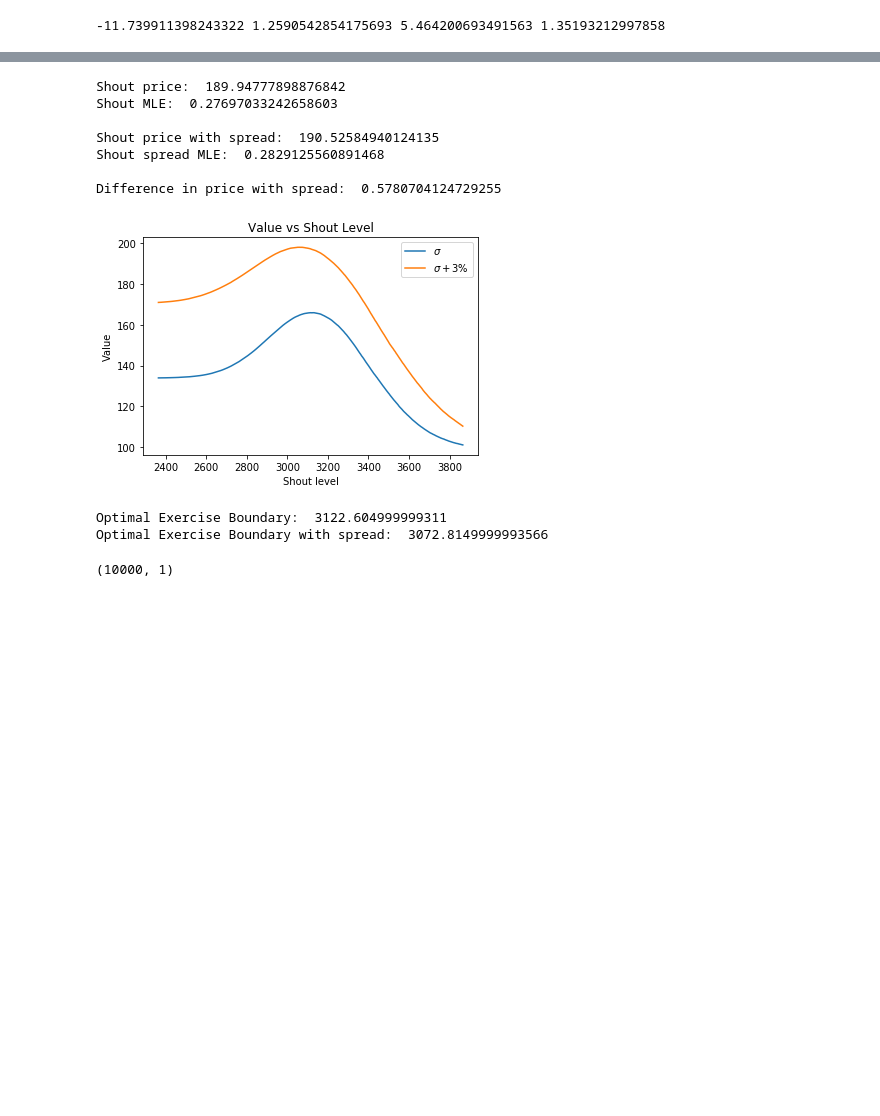
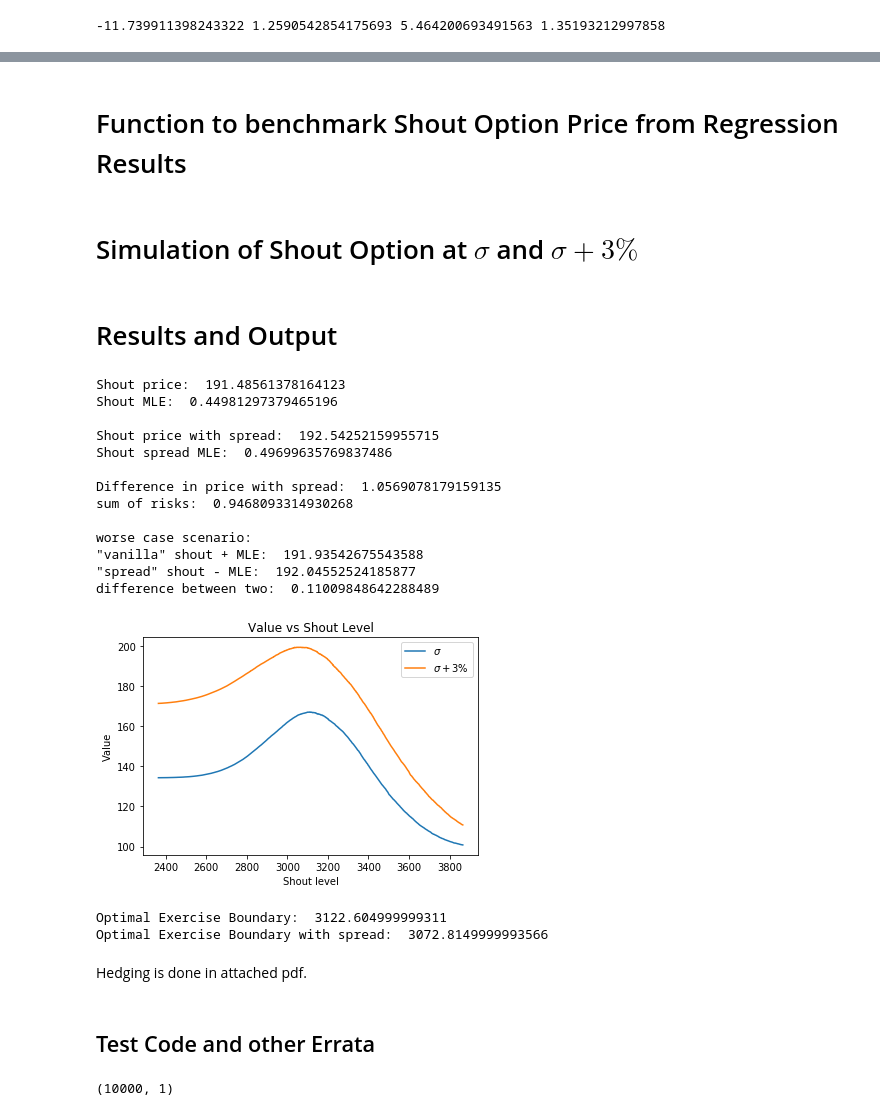
Before and after one commit to kenneth1221/ShoutOption, a Jupyter notebook: Main_Notebook.ipynb, the cells around one changed output, grey strips where cells are left out. Cells and saved outputs as stored; diff of their text form; code cells hidden in the pictures; blank space fills up the shorter version.

Commit message:
Making nice for presentation Attempts at error propagation Attempts at Monte Carlo of Monte Carlo

```diff
--- a/Main_Notebook.ipynb
+++ b/Main_Notebook.ipynb
@@ -339,9 +346,13 @@ def estimate_prices(k, sigma_):
     trigger = TriggerPayoff(bestq,F, Shalf, S1)
 
     Xs = np.hstack((HalfYearCall(Shalf), TwoPeriodEuroCall(S1)))
+    STDs = Xs.var(axis = 0)
 
-    regressor = LinearRegression()
-    model = regressor.fit(Xs, trigger)
+    regressor = sm.GLS(trigger, add_constant(Xs))
+    model = regressor.fit()
+
+#     regressor = LinearRegression()
+#     model = regressor.fit(Xs, trigger)
 
     value = max(payoffs)
 #    print('value: ',value,
@@ -352,3 +363,5 @@ def estimate_prices(k, sigma_):
 #          '\n',
 #          'best Q level: ', bestq)
     return value, bestq, model, payoffs
+# %% [markdown]
+# Function to benchmark Shout Option Price from Regression Results
@@ -355,16 +382,6 @@ def estimate_prices(k, sigma_):
+# %% [markdown]
+# Simulation of Shout Option at $\sigma$ and $\sigma + 3\%$
 # %%
-def benchmark_prices(reg_results):
-    c1 = c1yr[placekey]
-    ch = chalfyr[placekey]
-    benchmarkcalls = np.array((ch, c1))
-    benchmarkedprices = []
-    for reg in reg_results:
-    #    price = reg.coef_[0]*ch + reg.coef_[1]*c1 + reg.intercept_
-        price = (np.dot(reg.coef_,benchmarkcalls) + reg.intercept_)[0]
-        # can also use reg.predict()
-#        print(reg.coef_, reg.intercept_)
-        benchmarkedprices.append(price)
-    return benchmarkedprices
 #k = 3120
 # referential equivalent for k = 3120:
 #placekey = 4
@@ -385,7 +402,14 @@ optimalqs_spread = []
 regression_results_spread = []
 payofflist_spread = []
 
-for j in range(20):
+for j in range(100):
+    # if, at time of submission, the range is 1, that's because I was in the process of reworking this to not be a for loop averaging over several monte carlo simulations
+    # that's 1.slow 2.of dubious rigor.
+    # therefore, looking for a way of handling error propagation down a monte carlo simulation via regression
+
+    #well, monte carlo of monte carlo. Logic suggests large number of repeats of secondary monte carlo but small of primary
+    # could probably vectorize actually
+
     # common random numbers approach
     RegenerateRandomNumbers()
 
@@ -400,50 +424,71 @@ for j in range(20):
     optimalqs_spread.append(q)
     regression_results_spread.append(rr)
     payofflist_spread.append(ps)
+# %% [markdown]
+# Results and Output
 # %%
 payofflist_base = np.array(payofflist_base)
 payofflist_spread = np.array(payofflist_spread)
 # for payoffs in payofflist_base:
 #     plt.plot(steprange, payoffs)
 basemean = payofflist_base.mean(axis = 0)
-basemle = 2*stats_bm[1]/np.sqrt(len(payofflist_base))
+
 plt.plot(steprange, payofflist_base.mean(axis = 0))
 plt.plot(steprange, payofflist_spread.mean(axis = 0))
 plt.title('Value vs Shout Level')
 plt.xlabel('Shout level')
 plt.ylabel('Value')
 plt.legend([r'$\sigma$', r'$\sigma + 3\%$'])
 
 #initial attempt at adding confidence bounds; unnecessary.
 # plt.fill_between(steprange, basemean-5*basemle, basemean+5*basemle, color='b', alpha=.1)
 # for payoffs in payofflist_spread:
 #     plt.plot(steprange, payoffs)
 
 values_base = np.array(values_base)
 optimalqs_base = np.array(optimalqs_base)
 prices = np.array(benchmark_prices(regression_results_base))
 #values.mean(), values.std(), prices.mean(), prices.std(), optimalqs.mean(), optimalqs.std()
+
 stats_bm = (prices.mean(), prices.std())
+# stats_bm = (prices[0],regression_results_base[0])
 print('Shout price: ',stats_bm[0])
 print('Shout MLE: ', 2*stats_bm[1]/np.sqrt(len(payofflist_base)))
 
 spread_prices = np.array(benchmark_prices(regression_results_spread))
 stats_spread = (spread_prices.mean(), spread_prices.std())
+# stats_spread = (spread_prices[0],0)
+
+basemle = 2*stats_bm[1]/np.sqrt(len(payofflist_base))
+spreadmle = 2*stats_spread[1]/np.sqrt(len(payofflist_base))
+
 print('')
 print('Shout price with spread: ',stats_spread[0])
 print('Shout spread MLE: ', 2*stats_spread[1]/np.sqrt(len(payofflist_spread)))
 print('')
 
 print('Difference in price with spread: ',stats_spread[0]-stats_bm[0])
+print('sum of risks: ', 2*stats_spread[1]/np.sqrt(len(payofflist_spread)) + 2*stats_bm[1]/np.sqrt(len(payofflist_base)))
+print('')
+print('worse case scenario:')
+print('"vanilla" shout + MLE: ', stats_bm[0] + basemle)
+print('"spread" shout - MLE: ', stats_spread[0] - spreadmle)
+print('difference between two: ', stats_spread[0] - spreadmle - (stats_bm[0] + basemle))
 # %% [output]
-Shout price:  189.94777898876842
-Shout MLE:  0.27697033242658603
+Shout price:  191.48561378164123
+Shout MLE:  0.44981297379465196
 
-Shout price with spread:  190.52584940124135
-Shout spread MLE:  0.2829125560891468
+Shout price with spread:  192.54252159955715
+Shout spread MLE:  0.49699635769837486
 
-Difference in price with spread:  0.5780704124729255
+Difference in price with spread:  1.0569078179159135
+sum of risks:  0.9468093314930268
+
+worse case scenario:
+"vanilla" shout + MLE:  191.93542675543588
+"spread" shout - MLE:  192.04552524185877
+difference between two:  0.11009848642288489
-[figure, old version]
+[figure, new version]
 # %%
 print('Optimal Exercise Boundary: ',optimalqs_base.mean())
 
@@ -453,6 +498,10 @@ print('Optimal Exercise Boundary with spread: ',np.mean(optimalqs_spread))
 # %% [output]
 Optimal Exercise Boundary:  3122.604999999311
 Optimal Exercise Boundary with spread:  3072.8149999993566
+# %% [markdown]
+Hedging is done in attached pdf.
+# %% [markdown]
+## Test Code and other Errata
 # %%
 # payofflist_base.mean(axis = 0)
 Z1.shape
```
Also changed, not shown: parts of 16 cells of this notebook.
